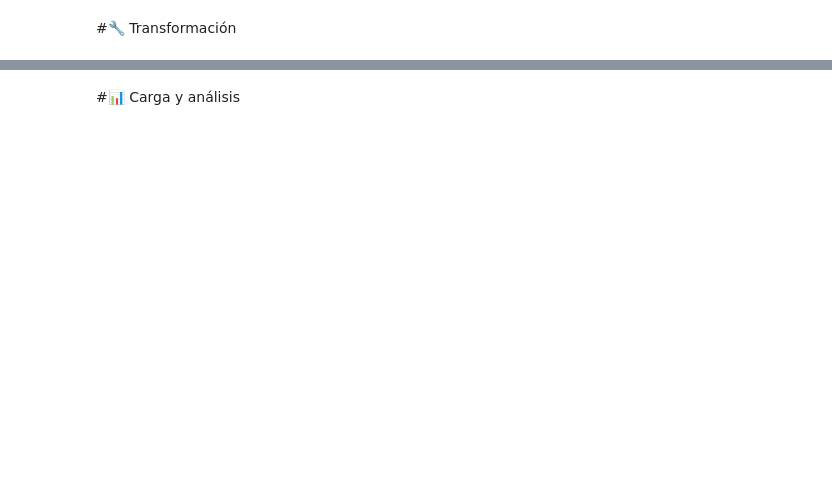
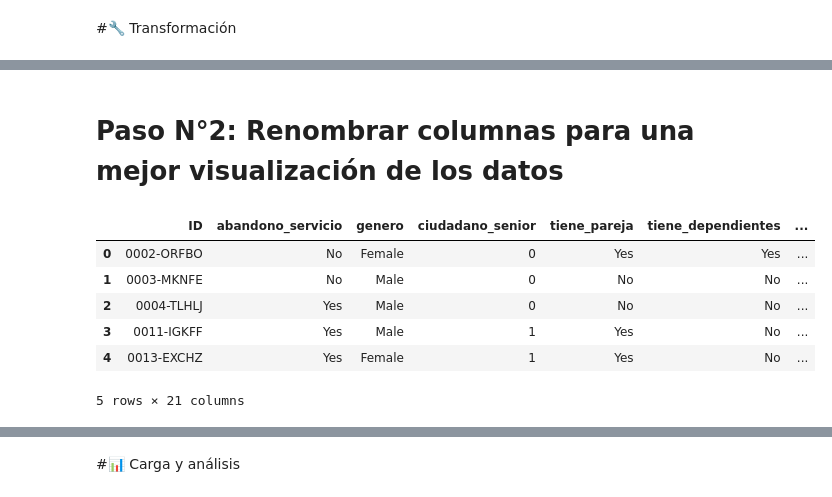
Before and after one commit to JoseIng-EO/challenge2-data-science-telecom-x, a Jupyter notebook: TelecomX_LATAM.ipynb, the cells around one changed output, grey strips where cells are left out. Drawn from its saved outputs; the diff is of its cells as text; code cells hidden in the pictures; blank space fills up the shorter version.

```diff
--- a/TelecomX_LATAM.ipynb
+++ b/TelecomX_LATAM.ipynb
@@ -36,0 +52,6 @@ df_account = pd.json_normalize(datos_telecomx['account'])
+# %%
+# Extracción de las columnas de característivas de diccionario
+df_customer = pd.json_normalize(df_telecomx['customer'])
+df_phone = pd.json_normalize(df_telecomx['phone'])
+df_internet = pd.json_normalize(df_telecomx['internet'])
+df_account = pd.json_normalize(df_telecomx['account'])
@@ -36,0 +73,36 @@ df_account = pd.json_normalize(datos_telecomx['account'])
+# %% [markdown]
+# Paso N°2: Renombrar columnas para una mejor visualización de los datos
+# %%
+df_telecomx.rename(columns={
+    'customerID': 'ID',
+    'Churn': 'abandono_servicio',
+    'gender': 'genero',
+    'SeniorCitizen': 'ciudadano_senior',
+    'Partner': 'tiene_pareja',
+    'Dependents': 'tiene_dependientes',
+    'tenure': 'meses_en_empresa',
+    'PhoneService': 'servicio_telefonico',
+    'MultipleLines': 'lineas_multiples',
+    'InternetService': 'tipo_internet',
+    'OnlineSecurity': 'seguridad_online',
+    'OnlineBackup': 'respaldo_online',
+    'DeviceProtection': 'proteccion_dispositivos',
+    'TechSupport': 'soporte_tecnico',
+    'StreamingTV': 'tv_streaming',
+    'StreamingMovies': 'peliculas_streaming',
+    'Contract': 'tipo_contrato',
+    'PaperlessBilling': 'facturas_electronicas',
+    'PaymentMethod': 'metodo_pago',
+    'Charges.Monthly': 'cargos_mensuales',
+    'Charges.Total': 'cargos_totales'
+}, inplace=True)
+# %%
+df_telecomx.head()
+# %% [output]
+|  | ID | abandono_servicio | genero | ciudadano_senior | tiene_pareja | tiene_dependientes | ... |
+| 0 | 0002-ORFBO | No | Female | 0 | Yes | Yes | ... |
+| 1 | 0003-MKNFE | No | Male | 0 | No | No | ... |
+| 2 | 0004-TLHLJ | Yes | Male | 0 | No | No | ... |
+| 3 | 0011-IGKFF | Yes | Male | 1 | Yes | No | ... |
+| 4 | 0013-EXCHZ | Yes | Female | 1 | Yes | No | ... |
+5 rows × 21 columns
```
Also changed, not shown: parts of 40 cells of this notebook.
